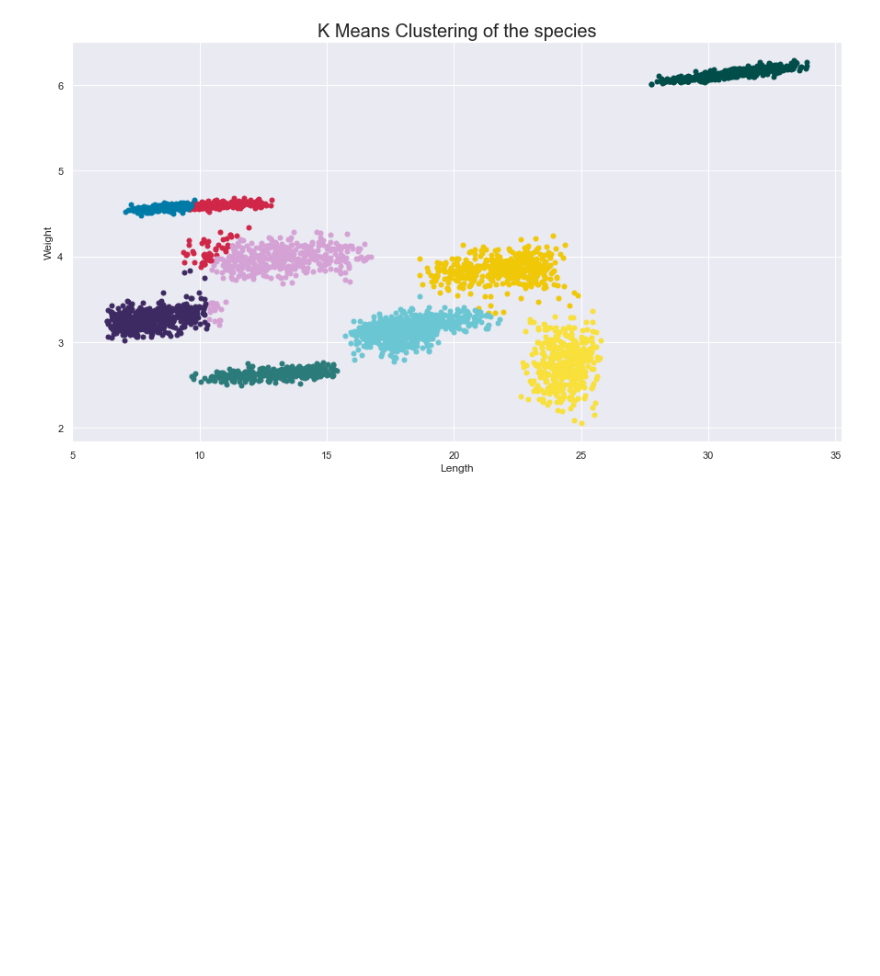
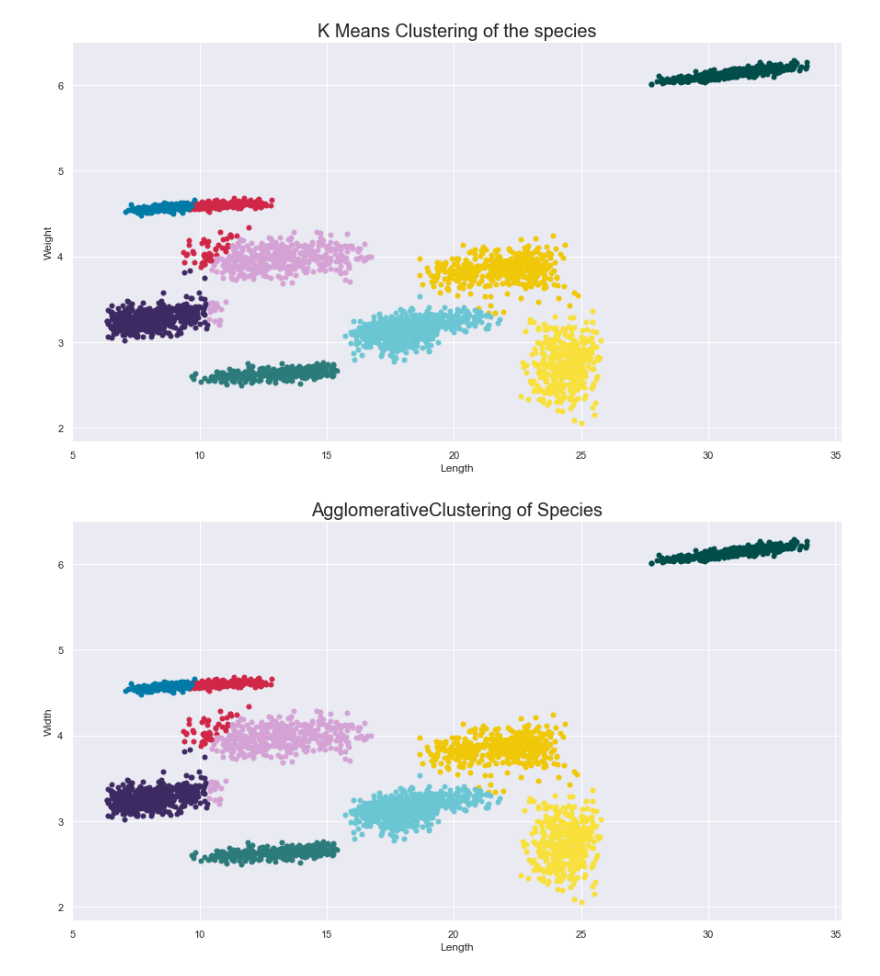
Before and after one commit to shrutikaren/fish_clustering_visualization, a Jupyter notebook: code.ipynb, the cells around one changed output. Drawn from its saved outputs; the diff is of its cells as text; code cells hidden in the pictures; blank space fills up the shorter version.

Commit message:
added the visualization for the algomerative filtering

```diff
--- a/code.ipynb
+++ b/code.ipynb
@@ -166,3 +166,13 @@ plt.show()
 # %%
 agg_clustering = AgglomerativeClustering(n_clusters=9)
 y_agg = agg_clustering.fit_predict(X_scaled)
+# %%
+plt.figure(figsize=(15,8))
+for i in range(9):
+    plt.scatter(X_transformed[y_kmeans == i, 0], X_transformed[y_kmeans == i, 1], s=25)
+plt.title("AgglomerativeClustering of Species", fontsize=20)
+plt.xlabel("Length")
+plt.ylabel("Width")
+plt.show()
+# %% [output]
+[figure, added]
```
